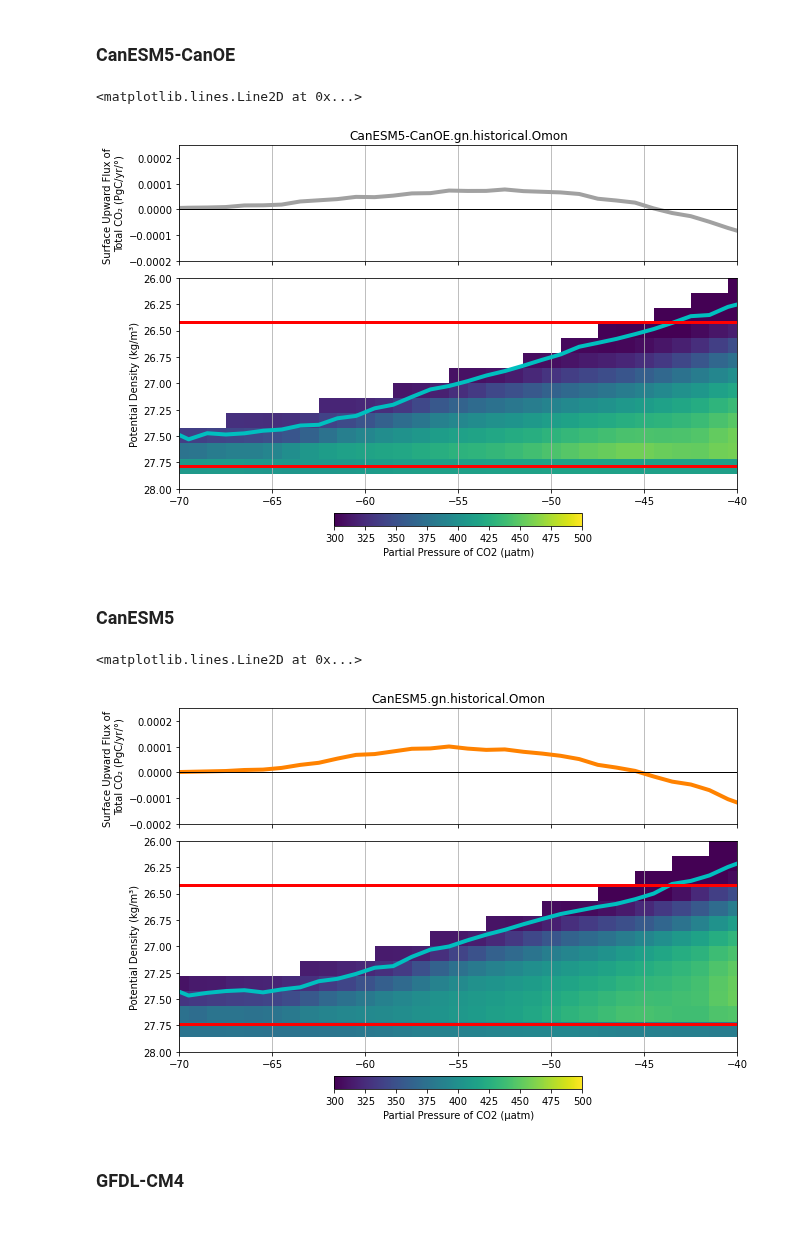
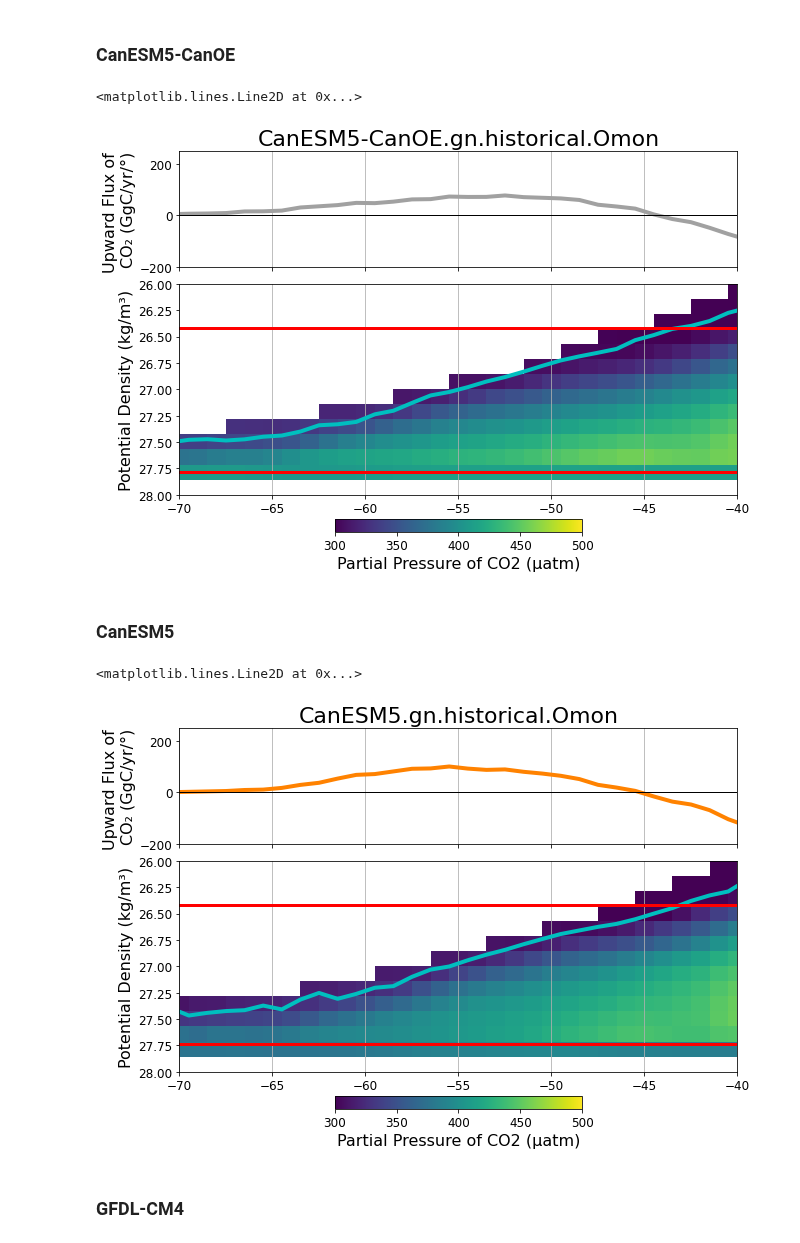
Before and after one commit to gmacgilchrist/seniorthesis, a Jupyter notebook: notebooks/combo_fgco2_PCO2_density.ipynb, the cells around one changed output. Drawn from its saved outputs; the diff is of its cells as text; code cells hidden in the pictures.

Commit message:
change font size and units

```diff
--- a/notebooks/combo_fgco2_PCO2_density.ipynb
+++ b/notebooks/combo_fgco2_PCO2_density.ipynb
@@ -732,7 +749,10 @@ ax2.axhline(y=27.474, color = 'r', lw = 3)
 # %% [markdown]
 ### CNRM-ESM2-1
 # %%
-
+plt.rc('font', size = 12)
+plt.rc('axes', titlesize= 16)
+plt.rc('axes', labelsize= 16)
+plt.rc('figure', titlesize=16)
 
 grid = Grid(ds, coords={'Z': {'center':'lev'}}, periodic=False)
 target = np.linspace(35.5, 37, 35)
@@ -747,16 +767,16 @@ name = 'CNRM-ESM2-1.gn.historical.Omon'
 
 conversion = 3.1536e7 * 83.3
 ds1 = dd['CNRM-ESM2-1.gn.historical.Omon']
-d = -1*ds1*A*conversion*12/1e15
+d = -1*ds1*A*conversion*12/1e9
 d = d.mean(['x'],keep_attrs=True)
 d
 
 ax.plot(d.y, d, lw = 4, **model_kwargs[name])
 ax.set_xlim([-70,-40])
 ax.axhline(y=0, color = 'k', lw = 1)
-ax.set_ylim([-0.0002, 0.00025])
-ax.set_ylabel('Surface Upward Flux of \nTotal CO\u2082 (PgC/yr/\u00b0)')
-ax.set_title(name)
+ax.set_ylim([-200, 250])
+ax.set_ylabel('Upward Flux of \nCO\u2082 (GgC/yr/\u00b0)')
+ax.set_title(name, fontsize = 22)
 ax.grid(axis = 'x')
 
 ds = dd_x[name]
@@ -796,7 +816,10 @@ ax2.axhline(y=27.69, color = 'r', lw = 3)
 # %% [markdown]
 ### CanESM5-CanOE
 # %%
-
+plt.rc('font', size = 12)
+plt.rc('axes', titlesize= 16)
+plt.rc('axes', labelsize= 16)
+plt.rc('figure', titlesize=16)
 
 grid = Grid(ds, coords={'Z': {'center':'lev'}}, periodic=False)
 target = np.linspace(35.5, 37, 35)
@@ -811,16 +834,16 @@ name = 'CanESM5-CanOE.gn.historical.Omon'
 
 conversion = 3.1536e7 * 83.3
 ds1 = dd['CanESM5-CanOE.gn.historical.Omon']
-d = -1*ds1*A*conversion*12/1e15
+d = -1*ds1*A*conversion*12/1e9
 d = d.mean(['x'],keep_attrs=True)
 d
 
 ax.plot(d.y, d, lw = 4, **model_kwargs[name])
 ax.set_xlim([-70,-40])
 ax.axhline(y=0, color = 'k', lw = 1)
-ax.set_ylim([-0.0002, 0.00025])
-ax.set_ylabel('Surface Upward Flux of \nTotal CO\u2082 (PgC/yr/\u00b0)')
-ax.set_title(name)
+ax.set_ylim([-200, 250])
+ax.set_ylabel('Upward Flux of \nCO\u2082 (GgC/yr/\u00b0)')
+ax.set_title(name, fontsize = 22)
 ax.grid(axis = 'x')
 
 ds = dd_x[name]
@@ -856,11 +879,14 @@ ax2.axhline(y=26.421, color = 'r', lw = 3)
 ax2.axhline(y=27.789, color = 'r', lw = 3)
 # %% [output]
 <matplotlib.lines.Line2D at 0x...>
-[figure, old version]
+[figure, new version]
 # %% [markdown]
 ### CanESM5
 # %%
-
+plt.rc('font', size = 12)
+plt.rc('axes', titlesize= 16)
+plt.rc('axes', labelsize= 16)
+plt.rc('figure', titlesize=16)
 
 grid = Grid(ds, coords={'Z': {'center':'lev'}}, periodic=False)
 target = np.linspace(35.5, 37, 35)
@@ -875,16 +901,16 @@ name = 'CanESM5.gn.historical.Omon'
 
 conversion = 3.1536e7 * 83.3
 ds1 = dd['CanESM5.gn.historical.Omon']
-d = -1*ds1*A*conversion*12/1e15
+d = -1*ds1*A*conversion*12/1e9
 d = d.mean(['x'],keep_attrs=True)
 d
 
 ax.plot(d.y, d, lw = 4, **model_kwargs[name])
 ax.set_xlim([-70,-40])
 ax.axhline(y=0, color = 'k', lw = 1)
-ax.set_ylim([-0.0002, 0.00025])
-ax.set_ylabel('Surface Upward Flux of \nTotal CO\u2082 (PgC/yr/\u00b0)')
-ax.set_title(name)
+ax.set_ylim([-200, 250])
+ax.set_ylabel('Upward Flux of \nCO\u2082 (GgC/yr/\u00b0)')
+ax.set_title(name, fontsize = 22)
 ax.grid(axis = 'x')
 
 ds = dd_x[name]
@@ -893,34 +919,34 @@ ax2 = plt.subplot2grid((3,1), (1, 0), rowspan = 2)
 DIC = grid.transform(ds['dissic'], 'Z', target_sig0, target_data=ds['sigma0'], method = 'linear').transpose('sigma0','y')
 TALK = grid.transform(ds['talk'], 'Z', target_sig0, target_data=ds['sigma0'], method = 'linear').transpose('sigma0','y')
 THETAO = grid.transform(ds['thetao'], 'Z', target_sig0, target_data=ds['sigma0'], method = 'linear').transpose('sigma0','y')
 P = grid.transform(ds['p'], 'Z', target_sig0, target_data=ds['sigma0'], method = 'linear').transpose('sigma0','y')
 TEMP = grid.transform(ds['insitutemp'], 'Z', target_sig0, target_data=ds['sigma0'], method = 'linear').transpose('sigma0','y')
 conversion =  1e6/1035
 results = pyco2.sys(par1=TALK*conversion,par2=DIC*conversion,par1_type=1,par2_type=2,
                     pressure_out=0, temperature_out = THETAO, pressure = P,
                     temperature = TEMP)
 
 ppco2 = DIC.copy(data=results['pCO2_out'])
 
 # plt.figure(figsize = [10,3])
 
 ax2.set_xlim([-70,-40])
 
 
 ax2.set_ylim([26, 28])
 ax2.invert_yaxis()
 
 im = ax2.pcolormesh(ppco2['y'],ppco2['sigma0'], ppco2, vmin = 300, vmax = 500)
 cbar = plt.colorbar(im, ax = ax2, orientation='horizontal', fraction = 0.05, pad = 0.1)
 cbar.set_label('Partial Pressure of CO2 (\u03BCatm)')
 ax2.plot(ppco2['y'],ML_JJA[name].sigma0, color = 'c', lw = 4)
 ax2.set_ylabel('Potential Density (kg/m\u00b3)')
 ax2.grid(axis = 'x')
 ax2.axhline(y=26.421, color = 'r', lw = 3)
 ax2.axhline(y=27.737, color = 'r', lw = 3)
 # %% [output]
 <matplotlib.lines.Line2D at 0x...>
-[figure, old version]
+[figure, new version]
 # %% [markdown]
 ### GFDL-CM4
 # %%
```
Also changed, not shown: parts of 15 cells of this notebook.
